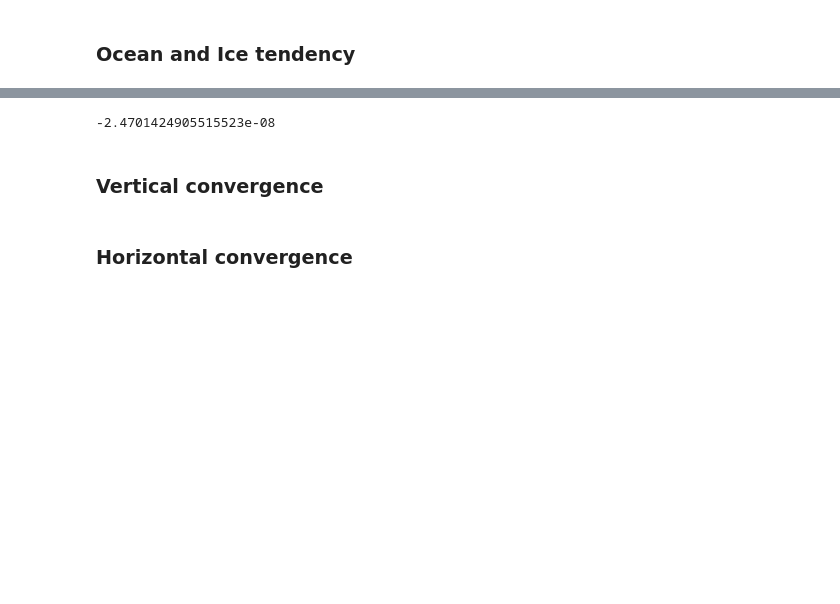
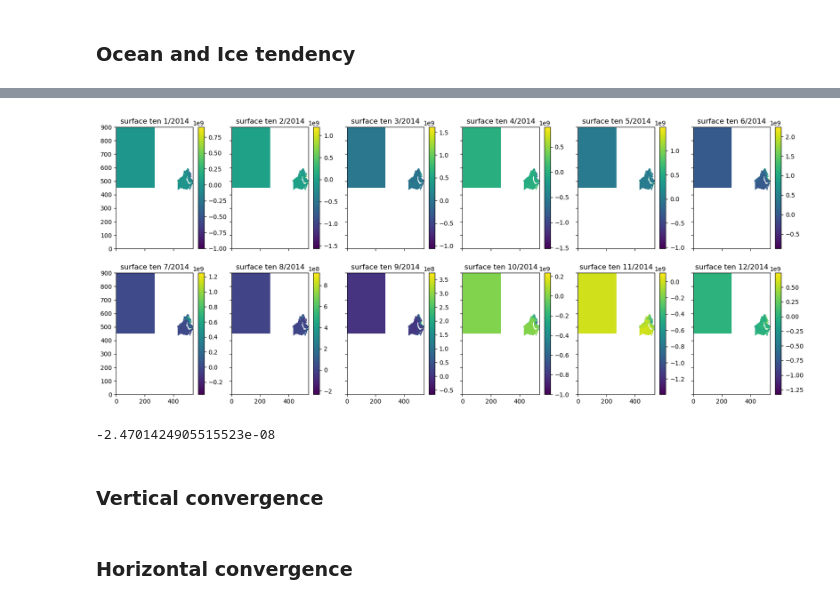
Before and after one commit to margaretmurakami/crios_backups, a Jupyter notebook: ASTE_270/regional_budgeting/budget_mass_1face_readfields.ipynb, the cells around one changed output, grey strips where cells are left out. Cells and saved outputs as stored; diff of their text form; code cells hidden in the pictures; blank space fills up the shorter version.

```diff
--- a/ASTE_270/regional_budgeting/budget_mass_1face_readfields.ipynb
+++ b/ASTE_270/regional_budgeting/budget_mass_1face_readfields.ipynb
@@ -306,0 +303,23 @@ ds['wetmask'] = wetmask_xr
+# %%
+# use ts2dte to get december 2014
+# first make an array of filenames
+dt = 600
+startyr = 2002
+endyr = 2019
+
+days_reg = np.array([31,28,31,30,31,30,31,31,30,31,30,31])
+days_leap = np.array([31,29,31,30,31,30,31,31,30,31,30,31])
+days_reg = days_reg*24*3600/dt
+days_leap = days_leap*24*3600/dt
+
+years = np.arange(startyr,endyr,1)
+
+# make an array of all the filenames before cumsum
+fnames = np.array([],dtype=int)
+
+for year in years:
+    if is_leap(year):
+        fnames = np.append(fnames,days_leap)
+    else:
+        fnames = np.append(fnames,days_reg)
+fnames = np.cumsum(fnames)
@@ -382,3 +433,4 @@ testtmp = (vol_O_t2*myparms["rhoconst"] - vol_O_t1*myparms["rhoconst"])/dt
 # %%
 # ocean and ice
 AB_gT=0
+debug = False
@@ -435,0 +500,21 @@ else:    # 4/22 look at this one
+# %%
+# plt.figure(figsize = (5,5))
+num_plots = tend.shape[0]
+rows = 2
+cols = 6
+fig,axes = plt.subplots(rows,cols,sharex=True, sharey=True,figsize=(20,8))
+if num_plots>1:
+    axes = axes.flatten()
+
+for i in range(tend.shape[0]):
+    ax = axes[i]
+
+    # add volume distribution
+    title = "surface ten " + str(i+1)+"/2014"
+    cb = ax.pcolormesh(get_aste_tracer(tend[i,0,:,:],nfx,nfy)[0])
+
+    # labels
+    fig.colorbar(cb)
+    ax.set_title(title)
+# %% [output]
+[figure, added]
```
Also changed, not shown: parts of 18 cells of this notebook, 2 other files.
